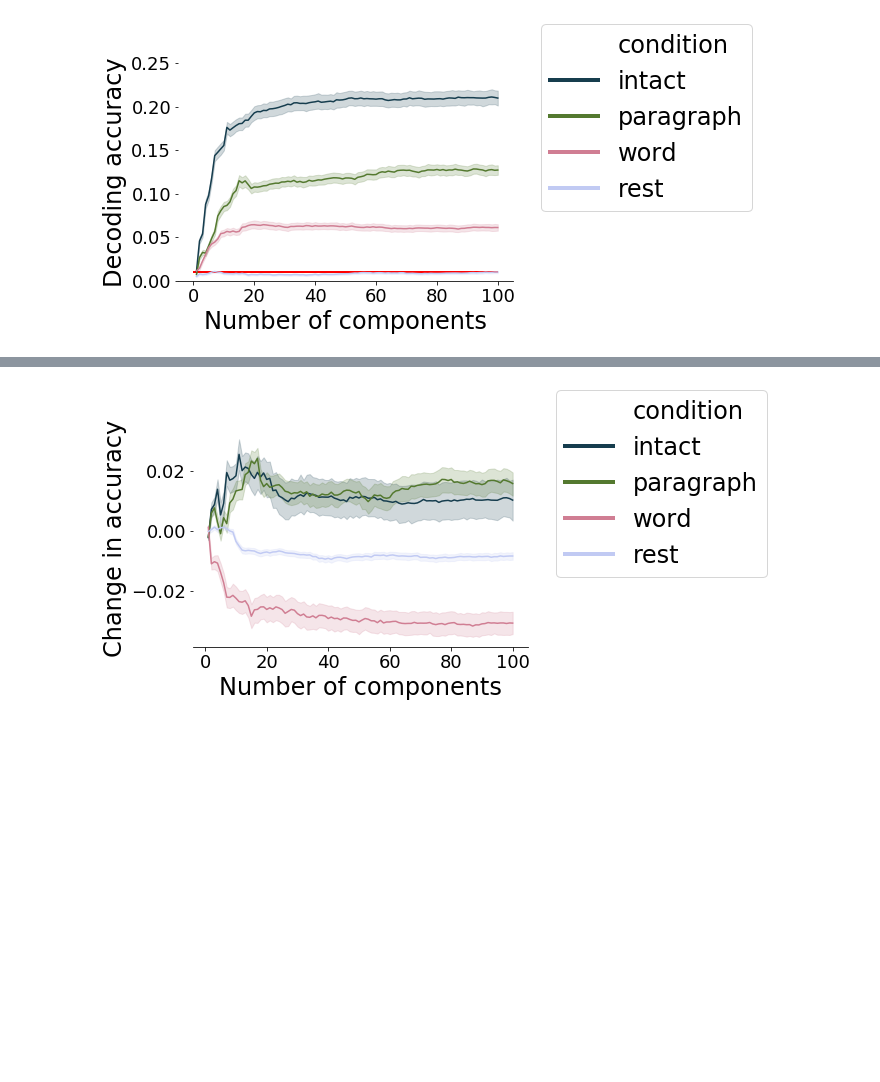
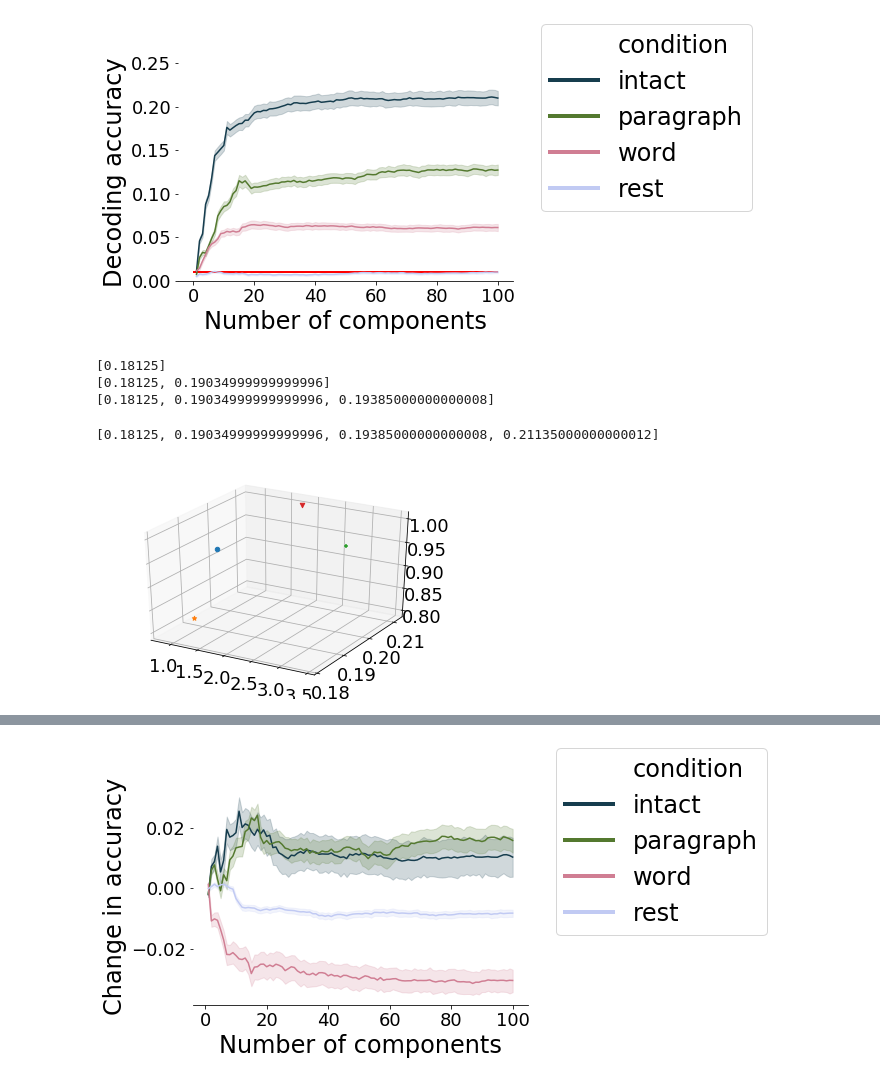
Before and after one commit to ContextLab/pca_paper, a Jupyter notebook: code/notebooks/pca_pieman_decoding.ipynb, the cells around one changed output, grey strips where cells are left out. Cells and saved outputs as stored; diff of their text form; code cells hidden in the pictures; blank space fills up the shorter version.

```diff
--- a/code/notebooks/pca_pieman_decoding.ipynb
+++ b/code/notebooks/pca_pieman_decoding.ipynb
@@ -262,3 +288,45 @@ for i in range(3):
 [figure]
 [figure]
 [figure]
+# %%
+# hill = []
+# maxs = []
+# spearmans = []
+
+for i in range(3):
+    full_data_temp = full_data[full_data['third']==i]
+
+    ydata = full_data_temp[full_data_temp['condition']=='intact'].groupby('dims')['accuracy'].mean().as_matrix()
+    xdata = np.array(full_data_temp[full_data_temp['condition']=='intact'].groupby('dims')['accuracy'].mean().index)
+
+    popt, pcov = curve_fit(func, xdata, ydata)
+    hill.append(popt[1])
+    max_i = ydata.max()
+    print(maxs)
+    maxs.append(max_i)
+    max_loc = np.where(ydata==max_i)[0][0]
+
+    max_p = full_data_temp[full_data_temp['condition']=='paragraph'].groupby('dims')['accuracy'].mean().as_matrix()[max_loc]
+    max_w = full_data_temp[full_data_temp['condition']=='word'].groupby('dims')['accuracy'].mean().as_matrix()[max_loc]
+    max_r = full_data_temp[full_data_temp['condition']=='rest'].groupby('dims')['accuracy'].mean().as_matrix()[max_loc]
+
+
+    spearmans.append(spearmanr([4,3,2,1],[max_i,max_p,max_w,max_r])[0])
+# %% [output]
+[0.18125]
+[0.18125, 0.19034999999999996]
+[0.18125, 0.19034999999999996, 0.19385000000000008]
+# %%
+maxs
+# %% [output]
+[0.18125, 0.19034999999999996, 0.19385000000000008, 0.21135000000000012]
+# %%
+fig = plt.figure()
+ax = fig.add_subplot(111, projection='3d')
+markers=['o', '*', '+','v']
+
+for e, m in enumerate(markers):
+
+    ax.scatter(hill[e],maxs[e],spearmans[e], marker=m)
+# %% [output]
+[figure, added]
```
Also changed, not shown: parts of 9 cells of this notebook, 6 other files.
